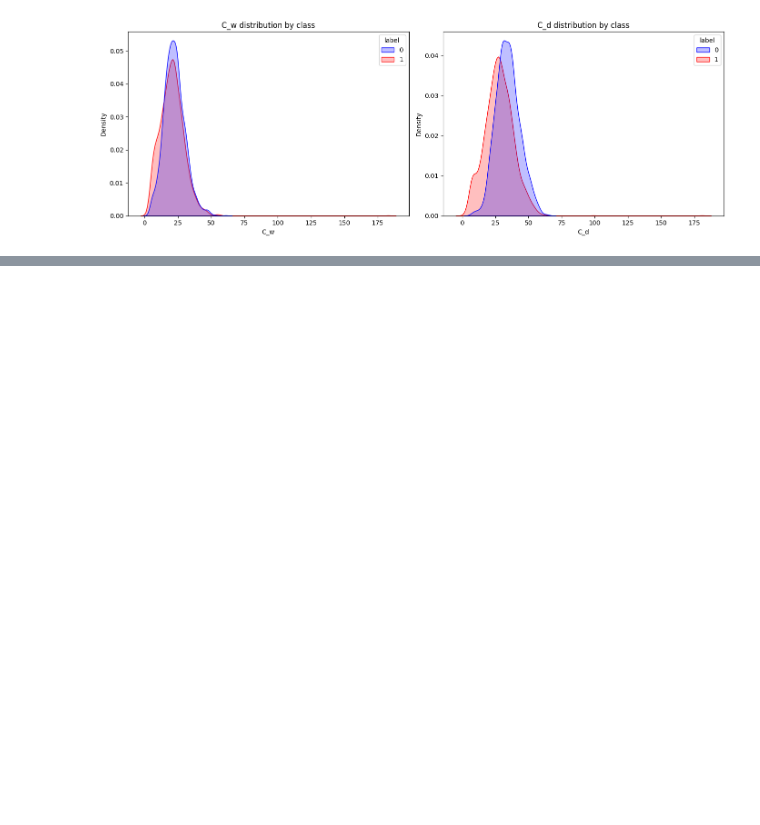
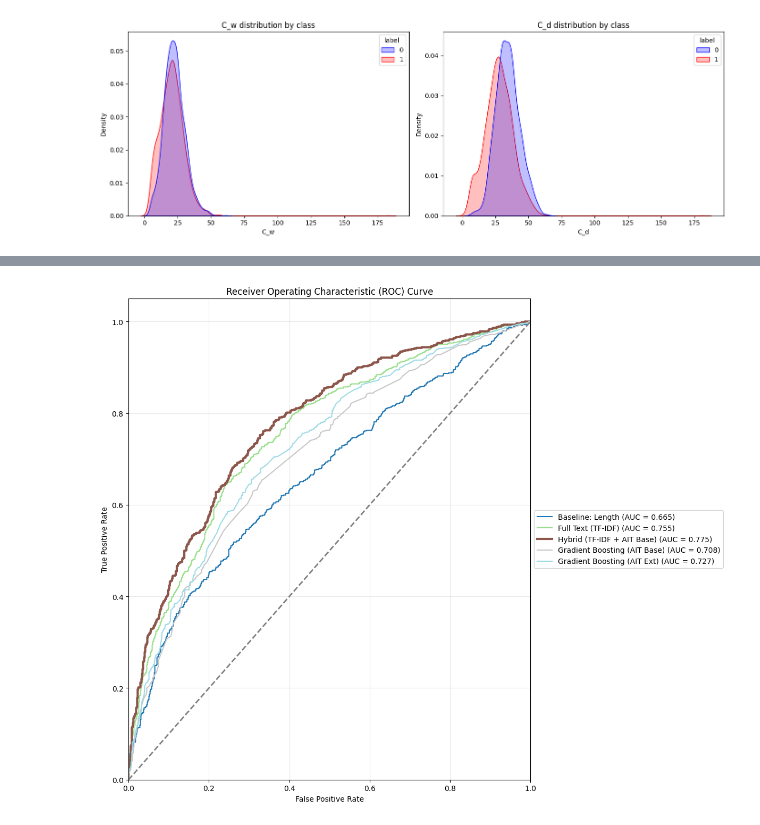
Before and after one commit to AlessiaSerra/Clickbait-Detection, a Jupyter notebook: File.ipynb, the cells around one changed output, grey strips where cells are left out. Saved outputs shown, nothing was run; the diff lists cells and outputs as text; code cells hidden in the pictures; blank space fills up the shorter version.

```diff
--- a/File.ipynb
+++ b/File.ipynb
@@ -521,0 +570,89 @@ zlib: Spearman U=0.300  R=0.248 | AUC U=0.673  R=0.643
+# %%
+# ==============================================================================
+# OTTIMIZZAZIONE AUTOMATICA SOGLIA PER AIT BASE E AIT EXT + RICALCOLO METRICHE
+# ==============================================================================
+import numpy as np
+import pandas as pd
+import matplotlib.pyplot as plt
+import seaborn as sns
+import math
+from sklearn.metrics import f1_score, accuracy_score, roc_auc_score, roc_curve, auc, confusion_matrix
+
+# 1. Lista dei modelli AIT su cui vogliamo ottimizzare la soglia
+models_to_optimize = ["Gradient Boosting (AIT Base)", "Gradient Boosting (AIT Ext)"]
+thresholds = np.arange(0.01, 1.0, 0.01)
+
+print("="*70)
+print("RICERCA SOGLIE OTTIMALI IN CORSO...")
+print("="*70)
+
+for model_key in models_to_optimize:
+    if model_key in model_probs:
+        y_probs = model_probs[model_key]
+
+        # Calcoliamo l'F1-score per ogni possibile soglia
+        f1_scores = [f1_score(y_test, (y_probs >= t).astype(int)) for t in thresholds]
+
+        # Identifichiamo la soglia migliore per QUESTO specifico modello
+        best_idx = np.argmax(f1_scores)
+        best_thresh = thresholds[best_idx]
+        best_f1 = f1_scores[best_idx]
+
+        print(f"-> {model_key}: Soglia Ottima = {best_thresh:.2f} | Nuovo F1-Score = {best_f1:.4f}")
+
+        # Applichiamo la soglia ottimale aggiornando il dizionario delle predizioni finali
+        models[model_key] = (y_probs >= best_thresh).astype(int)
+
+
+# 2. BLOCCO METRICHE E GRAFICI (Identico al tuo script originale)
+benchmark_records = []
+for name, preds in models.items():
+    benchmark_records.append({
+        "Model": name,
+        "Accuracy": round(accuracy_score(y_test, preds), 4),
+        "F1-Score": round(f1_score(y_test, preds), 4),
+        "ROC-AUC": round(roc_auc_score(y_test, model_probs[name]), 4),
+    })
+
+df_benchmark = pd.DataFrame(benchmark_records).sort_values(by="ROC-AUC", ascending=False)
+print("\n" + "="*70)
+print("FINAL BENCHMARK ON TEST SET (Con soglie ottimizzate su Base ed Ext)")
+print("="*70)
+print(df_benchmark.to_string(index=False))
+
+# --- ROC Curve ---
+plt.figure(figsize=(12, 10))
+colors = plt.cm.tab20(np.linspace(0, 1, len(model_probs)))
+for (name, prob), color in zip(model_probs.items(), colors):
+    fpr, tpr, _ = roc_curve(y_test, prob)
+    lw = 3 if "Hybrid" in name else 1.5
+    plt.plot(fpr, tpr, lw=lw, color=color, label=f"{name} (AUC = {auc(fpr, tpr):.3f})")
+
+plt.plot([0, 1], [0, 1], color="gray", lw=2, linestyle="--")
+plt.xlim([0.0, 1.0]); plt.ylim([0.0, 1.05])
+plt.xlabel("False Positive Rate"); plt.ylabel("True Positive Rate")
+plt.title("Receiver Operating Characteristic (ROC) Curve")
+plt.legend(loc='center left', bbox_to_anchor=(1, 0.5)); plt.grid(alpha=0.3)
+plt.tight_layout(); plt.show()
+
+# --- Confusion Matrix ---
+n_models = len(models)
+cols = 4 # 4 grafici per riga
+rows = math.ceil(n_models / cols)
+
+fig, axes = plt.subplots(rows, cols, figsize=(20, 4 * rows))
+axes = axes.flatten()
+
+for idx, (name, preds) in enumerate(models.items()):
+    cm = confusion_matrix(y_test, preds)
+    sns.heatmap(cm, annot=True, fmt="d", cmap="Blues", ax=axes[idx], cbar=False,
+                xticklabels=["Non-click", "Click"], yticklabels=["Non-click", "Click"])
+    axes[idx].set_title(name, fontsize=10)
+    axes[idx].set_xlabel("Predicted"); axes[idx].set_ylabel("Actual")
+
+# Nascondi gli assi vuoti in eccesso
+for idx in range(n_models, len(axes)):
+    fig.delaxes(axes[idx])
+
+plt.tight_layout(); plt.show()
+# %% [output]
@@ -521,0 +674 @@ zlib: Spearman U=0.300  R=0.248 | AUC U=0.673  R=0.643
+[figure, added]
```
Also changed, not shown: parts of 10 cells of this notebook.
